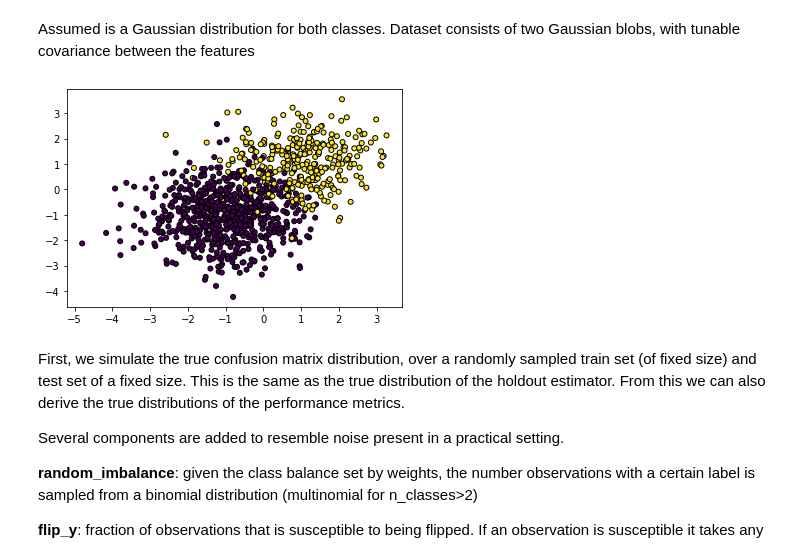
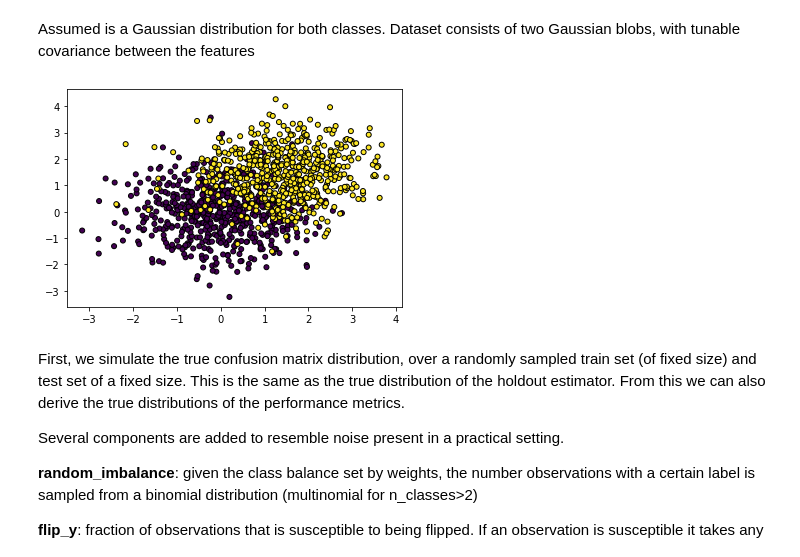
Before and after one commit to RUrlus/ModelMetricUncertaintyResearch, a Jupyter notebook: mmur/generators/CM experiments.ipynb, the cells around one changed output. Saved outputs shown, nothing was run; the diff lists cells and outputs as text; code cells hidden in the pictures.

```diff
--- a/mmur/generators/CM experiments.ipynb
+++ b/mmur/generators/CM experiments.ipynb
@@ -18,34 +18,27 @@ Assumed is a Gaussian distribution for both classes. Dataset consists of two Gau
 # %%
 generator = BlobGenerator(
         train_size = 1000,
         test_size = 200,
         n_features=2,
         n_informative=2,
         n_redundant=0,
         n_repeated=0,
         n_classes=2,
         n_clusters_per_class=1,
-        weights=[0.7,0.3],
+        weights=[0.5,0.5],
         flip_y=0,
-        class_sep=1.0,
+        class_d=2.0,
         scale=1.0,
         shuffle=False,
         random_state=123,
         var = 1,
         cov = 0,
         random_imbalance=False)
-data_dict = generator.create_train_test()
+X,y = generator.make_classification()
 
-X_train = data_dict['train']['X']
-y_train = data_dict['train']['y']
-
-X_test = data_dict['test']['X']
-y_test = data_dict['test']['y']
-
-plt.scatter(X_train[:, 0], X_train[:, 1], marker="o", c=y_train[:], s=25, edgecolor="k")
-del data_dict
+generator.plot_blobs(X,y,scatter = True,contour=False)
 # %% [output]
-[figure, old version]
+[figure, new version]
 # %% [markdown]
 First, we simulate the true confusion matrix distribution, over a randomly sampled train set (of fixed size) and test set of a fixed size.
 This is the same as the true distribution of the holdout estimator. From this we can also derive the true distributions of the performance metrics.
```
Also changed, not shown: parts of 67 cells of this notebook, 2 other files.
